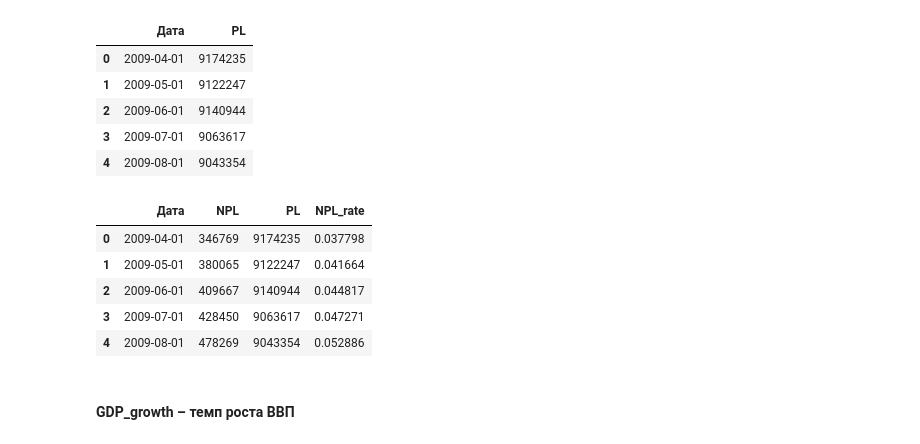
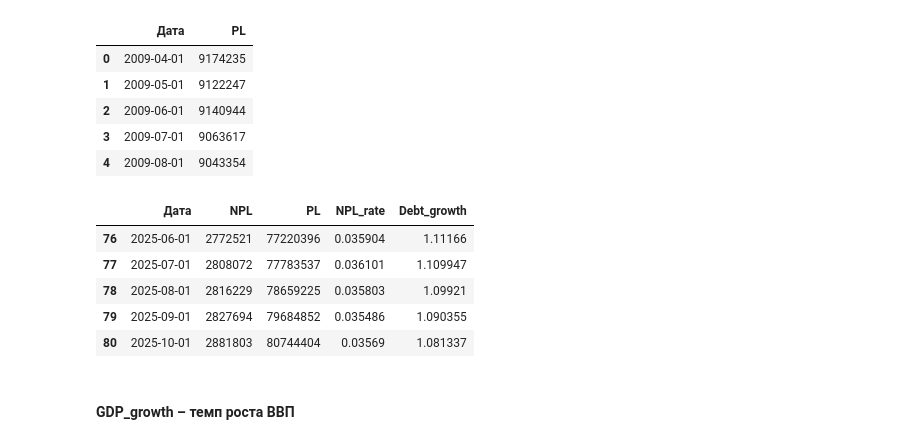
Before and after one commit to SofiaMakashova/ITMO_NIR, a Jupyter notebook: Построение DAG.ipynb, the cells around one changed output. Cells and saved outputs as stored; diff of their text form; code cells hidden in the pictures.

```diff
--- a/Построение DAG.ipynb
+++ b/Построение DAG.ipynb
@@ -103,16 +104,17 @@ PL_before_2019_df.head()
 # %%
 NPL_ratio_df = pd.concat([NPL_before_2019_df.merge(PL_before_2019_df, on='Дата'),
                           NPL_after_2019_df.merge(PL_after_2019_df, on='Дата')], axis = 0)
 NPL_ratio_df['NPL_rate'] = NPL_ratio_df['NPL']/NPL_ratio_df['PL']
 NPL_ratio_df.Дата = pd.to_datetime(NPL_ratio_df.Дата)
-NPL_ratio_df.head()
+NPL_ratio_df['Debt_growth'] =NPL_ratio_df['PL'] /NPL_ratio_df['PL'].shift(12)   # рост заредитованности населения
+NPL_ratio_df.tail()
 # %% [output]
-|  | Дата | NPL | PL | NPL_rate |
-| 0 | 2009-04-01 | 346769 | 9174235 | 0.037798 |
-| 1 | 2009-05-01 | 380065 | 9122247 | 0.041664 |
-| 2 | 2009-06-01 | 409667 | 9140944 | 0.044817 |
-| 3 | 2009-07-01 | 428450 | 9063617 | 0.047271 |
-| 4 | 2009-08-01 | 478269 | 9043354 | 0.052886 |
+|  | Дата | NPL | PL | NPL_rate | Debt_growth |
+| 76 | 2025-06-01 | 2772521 | 77220396 | 0.035904 | 1.11166 |
+| 77 | 2025-07-01 | 2808072 | 77783537 | 0.036101 | 1.109947 |
+| 78 | 2025-08-01 | 2816229 | 78659225 | 0.035803 | 1.09921 |
+| 79 | 2025-09-01 | 2827694 | 79684852 | 0.035486 | 1.090355 |
+| 80 | 2025-10-01 | 2881803 | 80744404 | 0.03569 | 1.081337 |
 # %% [markdown]
 #### GDP_growth – темп роста ВВП
 # %%
```
Also changed, not shown: parts of 46 cells of this notebook, 8 other files.
